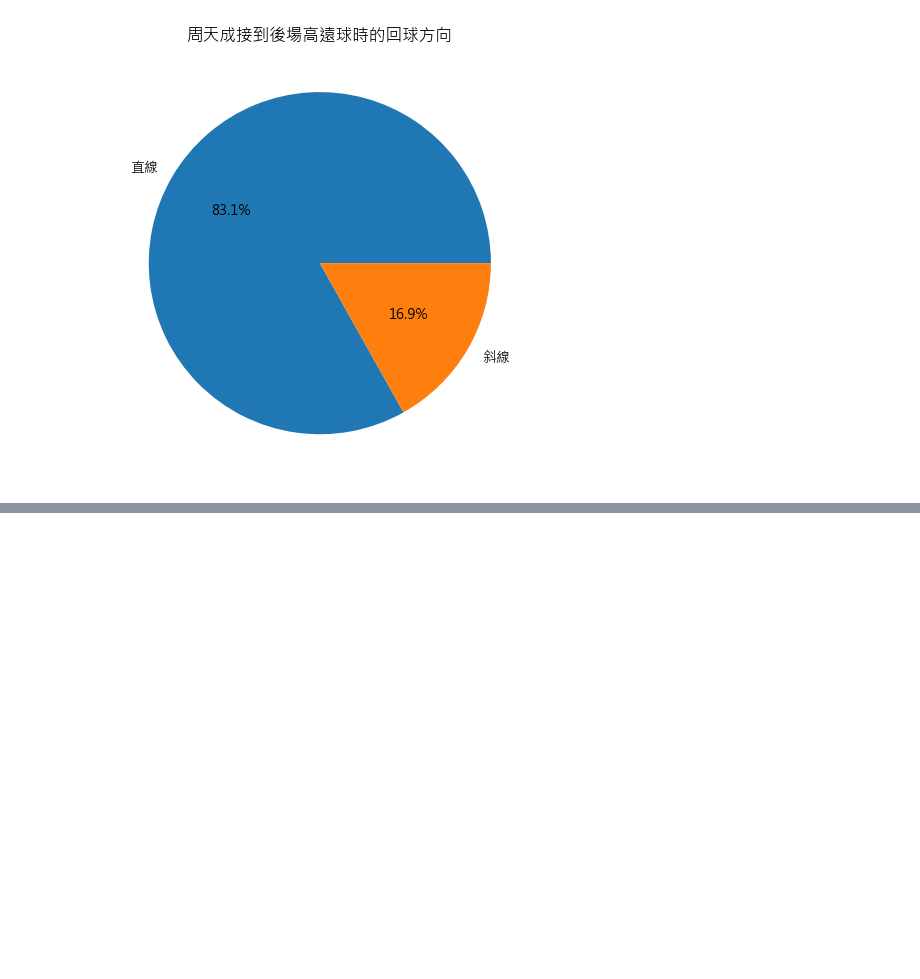
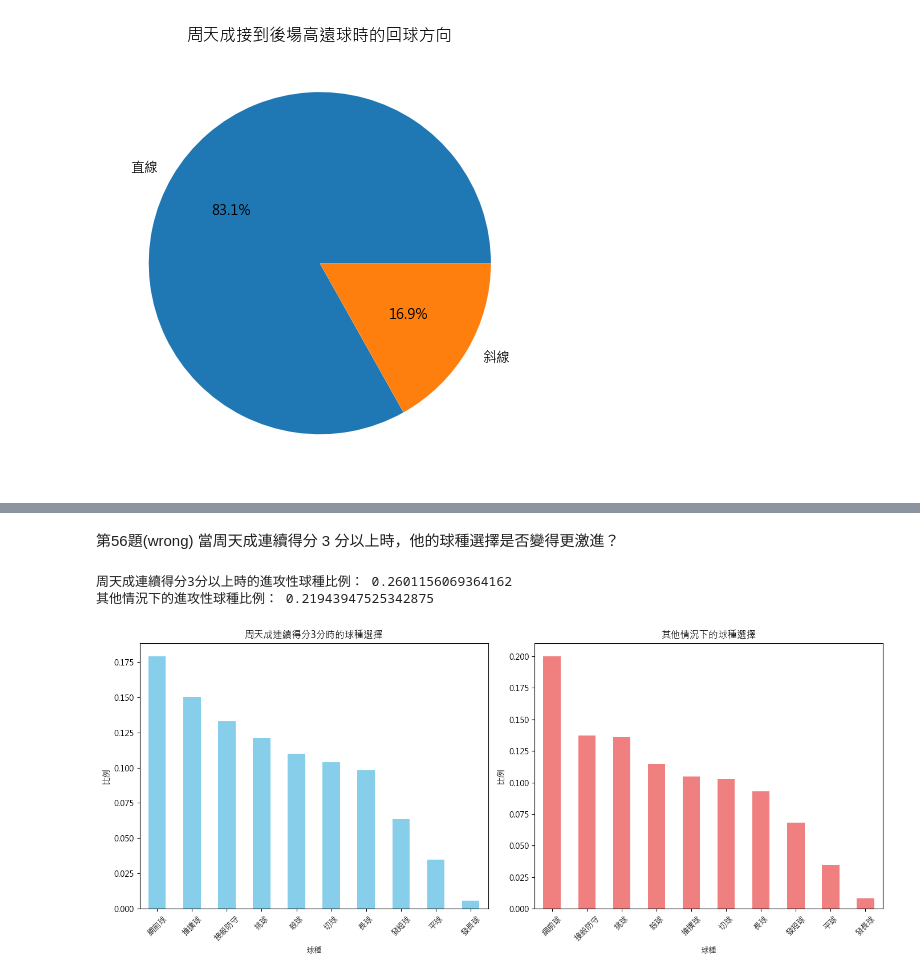
Before and after one commit to DanielTeng0811/BadmintonAI, a Jupyter notebook: question_ans_final.ipynb, the cells around one changed output, grey strips where cells are left out. Saved outputs shown, nothing was run; the diff lists cells and outputs as text; code cells hidden in the pictures; blank space fills up the shorter version.

```diff
--- a/question_ans_final.ipynb
+++ b/question_ans_final.ipynb
@@ -3057,0 +3158,74 @@ See the caveats in the documentation: https://pandas.pydata.org/pandas-docs/stab
+# %% [markdown]
+第56題(wrong)
+當周天成連續得分 3 分以上時，他的球種選擇是否變得更激進？
+# %%
+import pandas as pd
+import numpy as np
+import platform
+import matplotlib.pyplot as plt
+
+# 字體設定
+s = platform.system()
+plt.rcParams['font.sans-serif'] = ['Arial Unicode MS', 'PingFang TC'] if s == 'Darwin' else ['Microsoft JhengHei', 'SimHei'] if s == 'Windows' else ['WenQuanYi Zen Hei']
+plt.rcParams['axes.unicode_minus'] = False
+
+# 確認資料是否有值
+if len(df) > 0:
+    # 確保資料按照(match_id, set, rally, ball_round)排序
+    df = df.sort_values(by=['match_id', 'set', 'rally', 'ball_round'])
+
+    # 計算周天成的分數，並具體到每球的情況
+    df['chou_tien_chen_score'] = df['opponent_score'] + (df['getpoint_player'] == 'CHOU Tien Chen').astype(int)
+
+    # 計算分數變化，shift()後逐步子也要是整數形式
+    df['score_diff'] = df['chou_tien_chen_score'].diff().fillna(0).astype(int)
+
+    # 計算連續得分記錄
+    df['consecutive_points_flag'] = ((df['score_diff'] == 1) & (df['getpoint_player'].shift(1) == 'CHOU Tien Chen')).astype(int)
+    df['consecutive_points'] = df.groupby(['match_id', 'set'])['consecutive_points_flag'].cumsum()
+
+    # 尋找連續得分數超過3的情況
+    df['consecutive_points_group'] = (df['consecutive_points'] >= 3).astype(int)
+
+    # 定義進攻性球種
+    offensive_shots = ['殺球', '推撲球']
+
+    # 分析連續得分場景與其他場景的球種選擇
+    consecutive_df = df[df['consecutive_points_group'] == 1]
+    non_consecutive_df = df[df['consecutive_points_group'] == 0]
+
+    # 分別計算不同場景下的球種選擇的頻率
+    consecutive_shot_counts = consecutive_df['type'].value_counts(normalize=True)
+    non_consecutive_shot_counts = non_consecutive_df['type'].value_counts(normalize=True)
+
+    # 計算進攻性球種的比例
+    consecutive_offensive_ratio = consecutive_shot_counts[offensive_shots].sum()
+    non_consecutive_offensive_ratio = non_consecutive_shot_counts[offensive_shots].sum()
+
+    # 打印結果
+    print("周天成連續得分3分以上時的進攻性球種比例：", consecutive_offensive_ratio)
+    print("其他情況下的進攻性球種比例：", non_consecutive_offensive_ratio)
+
+    # 繪製圖表
+    fig, ax = plt.subplots(1, 2, figsize=(14, 6))
+
+    consecutive_shot_counts.plot(kind='bar', ax=ax[0], color='skyblue')
+    ax[0].set_title('周天成連續得分3分時的球種選擇')
+    ax[0].set_ylabel('比例')
+    ax[0].set_xlabel('球種')
+    ax[0].set_xticklabels(consecutive_shot_counts.index, rotation=45)
+
+    non_consecutive_shot_counts.plot(kind='bar', ax=ax[1], color='lightcoral')
+    ax[1].set_title('其他情況下的球種選擇')
+    ax[1].set_ylabel('比例')
+    ax[1].set_xlabel('球種')
+    ax[1].set_xticklabels(non_consecutive_shot_counts.index, rotation=45)
+
+    plt.tight_layout()
+    plt.show()
+else:
+    print("資料集為空，無法進行分析。")
+# %% [output]
+周天成連續得分3分以上時的進攻性球種比例： 0.2601156069364162
+其他情況下的進攻性球種比例： 0.21943947525342875
+[figure, added]
```
Also changed, not shown: parts of 12 cells of this notebook, 3 other files.
